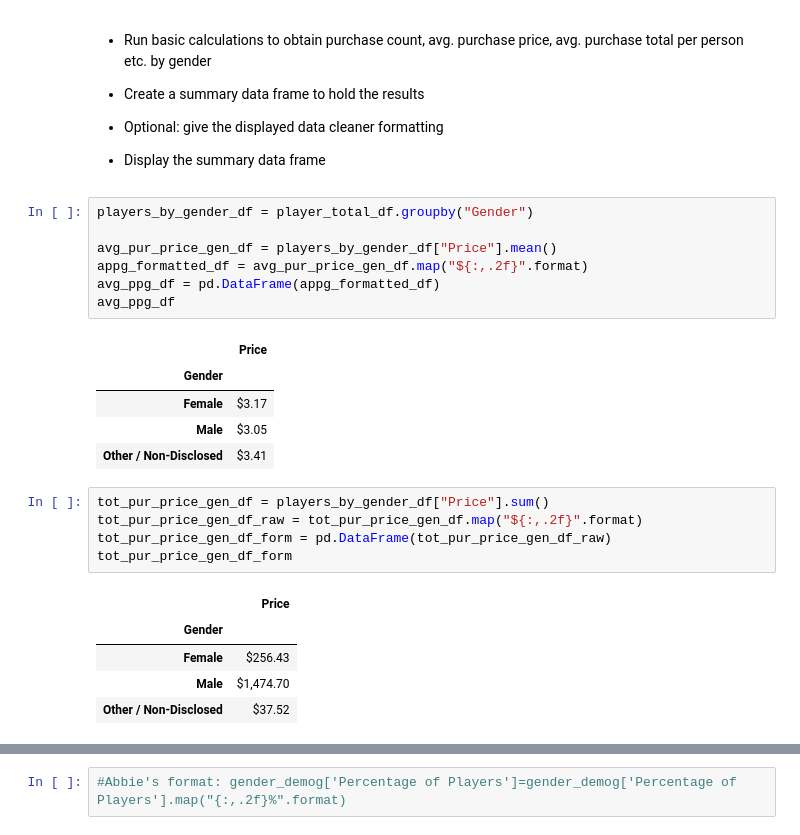
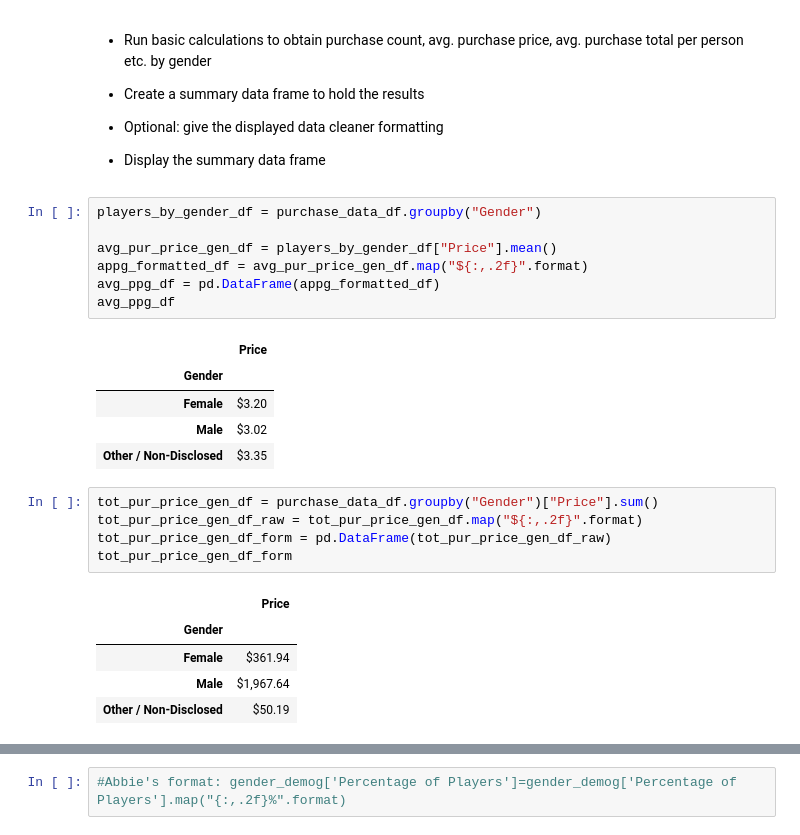
Before and after one commit to HeatherLD/Homework4, a Jupyter notebook: week_04_homework_HLD.ipynb, the cells around one changed output, grey strips where cells are left out. Saved outputs shown, nothing was run; the diff lists cells and outputs as text.

```diff
--- a/week_04_homework_HLD.ipynb
+++ b/week_04_homework_HLD.ipynb
@@ -104,26 +104,26 @@ Players of other genders: 11
 
 * Display the summary data frame
 # %%
-players_by_gender_df = player_total_df.groupby("Gender")
+players_by_gender_df = purchase_data_df.groupby("Gender")
 
 avg_pur_price_gen_df = players_by_gender_df["Price"].mean()
 appg_formatted_df = avg_pur_price_gen_df.map("${:,.2f}".format)
 avg_ppg_df = pd.DataFrame(appg_formatted_df)
 avg_ppg_df
 # %% [output]
 |  | Price |
 | Gender |  |
-| Female | $3.17 |
-| Male | $3.05 |
-| Other / Non-Disclosed | $3.41 |
+| Female | $3.20 |
+| Male | $3.02 |
+| Other / Non-Disclosed | $3.35 |
 # %%
-tot_pur_price_gen_df = players_by_gender_df["Price"].sum()
+tot_pur_price_gen_df = purchase_data_df.groupby("Gender")["Price"].sum()
 tot_pur_price_gen_df_raw = tot_pur_price_gen_df.map("${:,.2f}".format)
 tot_pur_price_gen_df_form = pd.DataFrame(tot_pur_price_gen_df_raw)
 tot_pur_price_gen_df_form
 # %% [output]
 |  | Price |
 | Gender |  |
-| Female | $256.43 |
-| Male | $1,474.70 |
-| Other / Non-Disclosed | $37.52 |
+| Female | $361.94 |
+| Male | $1,967.64 |
+| Other / Non-Disclosed | $50.19 |
```
Also changed, not shown: parts of 6 cells of this notebook.
